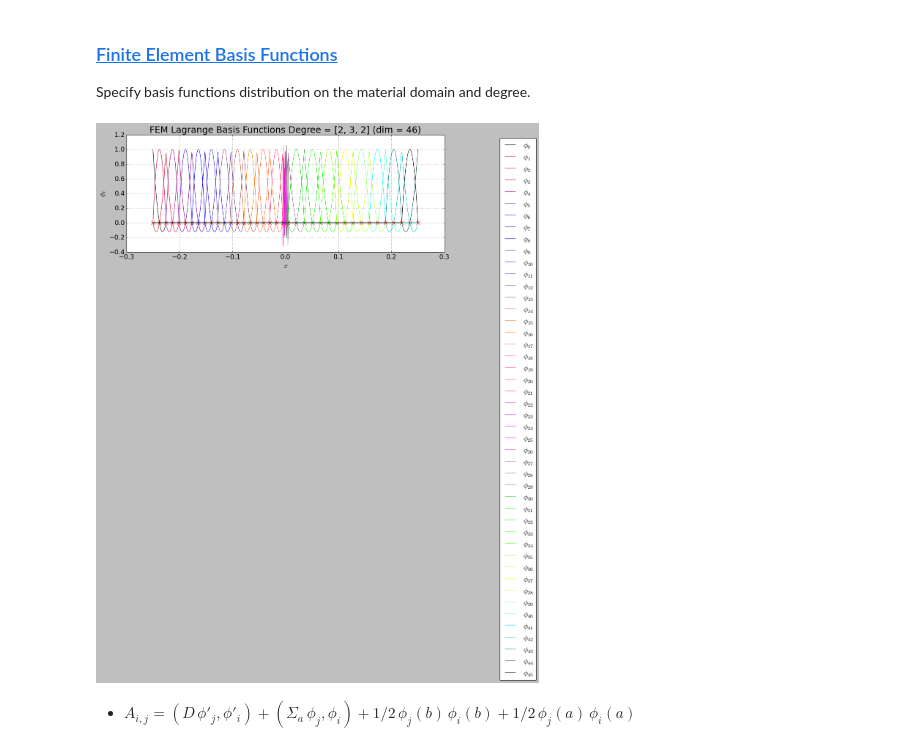
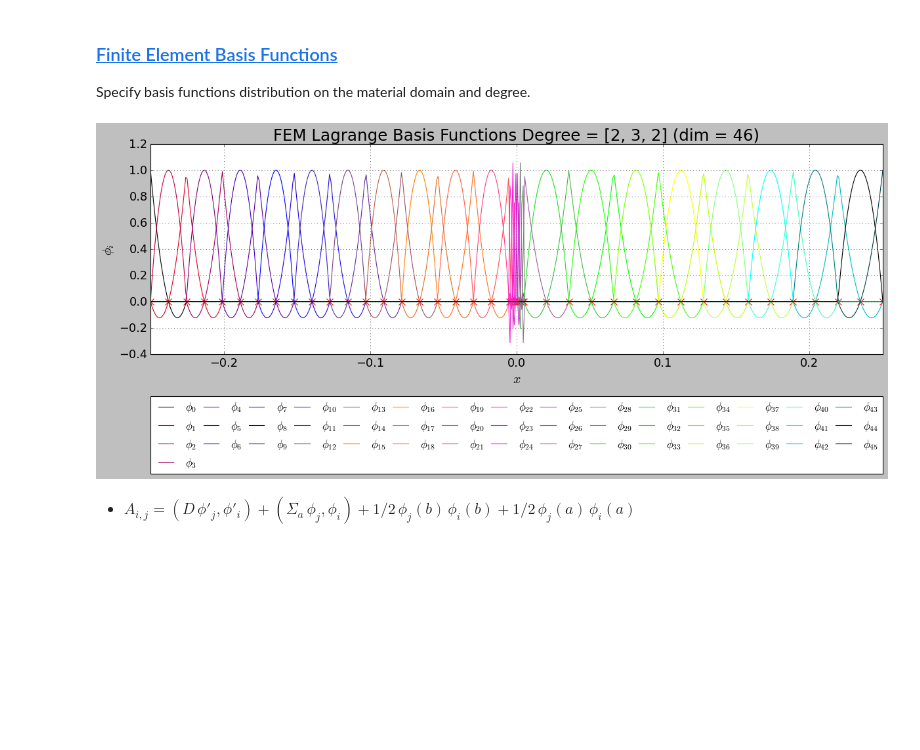
Before and after one commit to dpploy/engy-5050, a Jupyter notebook: notebooks/02-diff-plane-source.ipynb, the cells around one changed output. Drawn from its saved outputs; the diff is of its cells as text; code cells hidden in the pictures; blank space fills up the shorter version.

```diff
--- a/notebooks/02-diff-plane-source.ipynb
+++ b/notebooks/02-diff-plane-source.ipynb
@@ -768,14 +872,14 @@ Specify basis functions distribution on the material domain and degree.
 # %%
 '''Build basis functions'''
 from engy_5310.toolkit import LagrangeFEMBasis
 
 degree = [2,3,2]
 n_elem = [10,3,8] # make sure to use an odd number of element in the central source domain
 
 femlb = LagrangeFEMBasis(degree=degree, n_elem=n_elem, x_partition=[x_a, -x_s, x_s, x_b])
-femlb.plot(n_plot_pts=500)
+femlb.plot(n_plot_pts=500, n_legend_cols=15)
 # %% [output]
-[figure, old version]
+[figure, new version]
 # %% [markdown]
   + $A_{i,j} = (D\,\phi'_j,\phi'_i) + (\Sigma_a\,\phi_j,\phi_i) + 1/2\,\phi_j(b)\,\phi_i(b) +1/2\,\phi_j(a)\,\phi_i(a) $
 # %%
```
Also changed, not shown: parts of 43 cells of this notebook, 3 other files.
